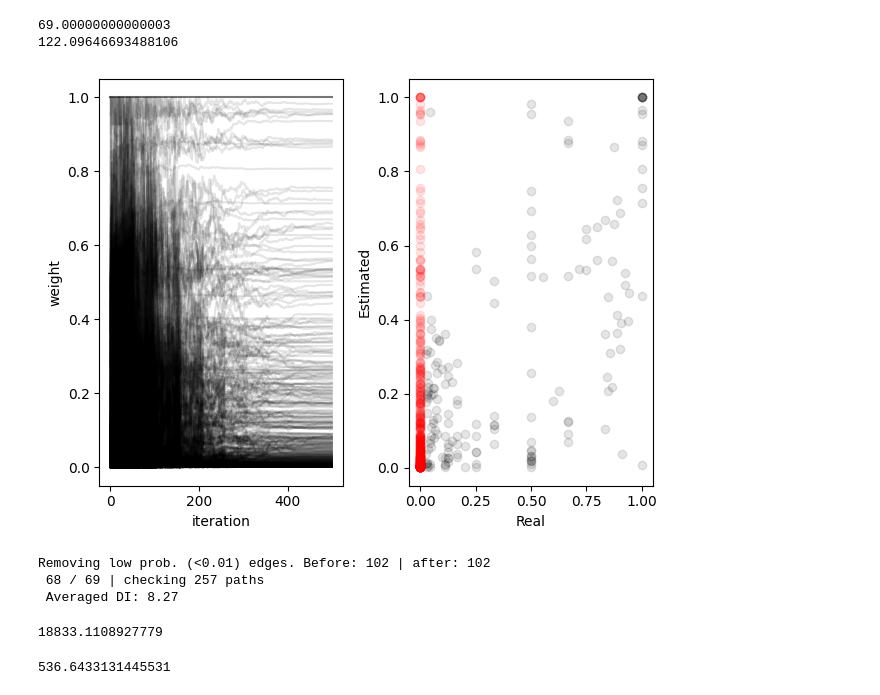
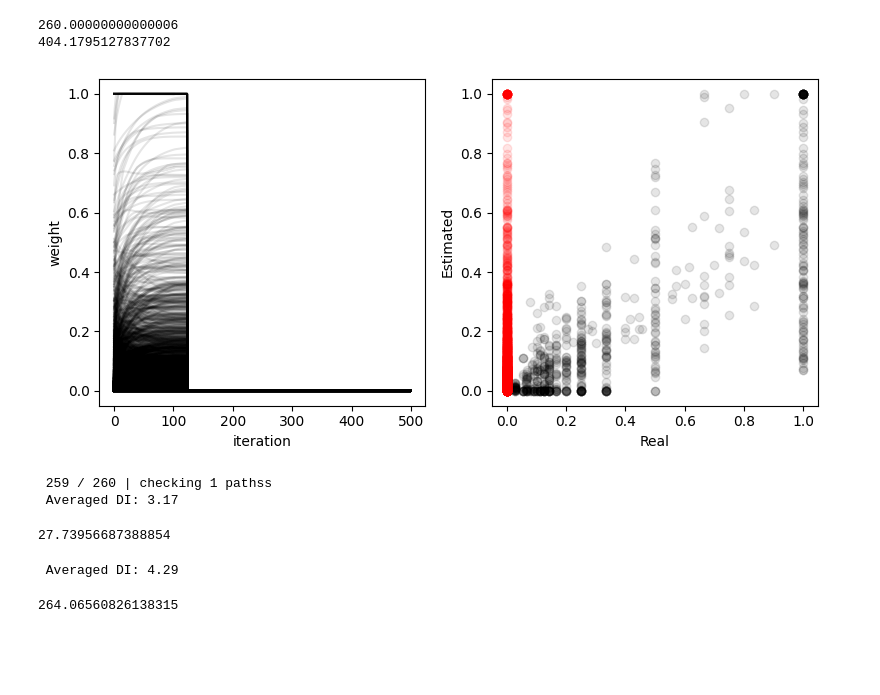
Before and after one commit to ErikHartman/disassembly, a Jupyter notebook: src/weight_estimation.ipynb, the cells around one changed output. Drawn from its saved outputs; the diff is of its cells as text; code cells hidden in the pictures; blank space fills up the shorter version.

```diff
--- a/src/weight_estimation.ipynb
+++ b/src/weight_estimation.ipynb
@@ -9,16 +9,16 @@ enzymes = enzyme_set(
         enzyme({"K": 0.5, "R": 0.5}, "trypsin"),
         enzyme({"V": 0.5, "I": 0.25, "A": 0.15, "T": 0.1}, "elne"),
     ],
-    [1, 0, 0],  # activities
-    [1, 0, 0],  # abundances
+    [1, 1, 1],  # activities
+    [1, 1, 1],  # abundances
 )
 
 
 P, sequence_graph = simulate_proteolysis(
     pr39,
-    n_start=20,
+    n_start=3,
     n_generate=500,
-    endo_or_exo_probability=[0.1, 0.9],
+    endo_or_exo_probability=[0.9, 0.1],
     enzymes=enzymes,
 )
 # %% [output]
@@ -30,10 +30,9 @@ from disassembly.estimate_weights import estimate_weights
 G, kls, generated, weights = estimate_weights(
     P=P,
     meta_enzyme=enzymes.meta_enzyme,
-    exo_mult_factor=10,
-    lr=2,
+    exo_mult_factor=1,
+    lr=1,
     n_iterations=500,
-    N_T=200,
     alpha=0.05,
 )
 
@@ -106,24 +89,24 @@ for node in sequence_graph.nodes():
 print(sum([r for r, _ in real_vs_estimated_weights if str(r) != "nan"]))
 print(sum([e for _, e in real_vs_estimated_weights]))
 # %% [output]
-69.00000000000003
-122.09646693488106
+260.00000000000006
+404.1795127837702
 # %%
-fig, axs = plt.subplots(1, 2)
+fig, axs = plt.subplots(1, 2, figsize=(8,4))
 axs[0].set_ylabel("weight")
 axs[0].plot(weights.T, alpha=0.1, color="black")
 for r, e in real_vs_estimated_weights:
     if str(r) == "nan":
         axs[1].scatter(0, e, color="red", alpha=0.1)
     else:
         axs[1].scatter(r, e, color="black", alpha=0.1)
 axs[1].set_xlabel("Real")
 axs[1].set_ylabel("Estimated")
 axs[0].set_xlabel("iteration")
 plt.tight_layout()
 plt.show()
 # %% [output]
-[figure, old version]
+[figure, new version]
 # %%
 from disassembly.disassembly import get_disassembly_indexes
 from disassembly.disassembly import get_disassembly
@@ -131,20 +114,20 @@ from disassembly.disassembly import get_disassembly
 real_disassembly_indexes = get_disassembly_indexes(sequence_graph)
 get_disassembly(P, real_disassembly_indexes)
 # %% [output]
-Removing low prob. (<0.01) edges. Before: 102 | after: 102
- 68 / 69 | checking 257 paths
- Averaged DI: 8.27
+ 259 / 260 | checking 1 pathss
+ Averaged DI: 3.17
-18833.1108927779
+27.73956687388854
 # %%
 # estimated_disassembly_indexes = get_disassembly_indexes(G, min_weight=0.01)
 # get_disassembly(P, estimated_disassembly_indexes)
 # %%
 from disassembly.disassembly import get_disassembly_indexes_mc
 
-mc_di = get_disassembly_indexes_mc(G, 200000)
+mc_di = get_disassembly_indexes_mc(G, 10000)
 get_disassembly(P, mc_di)
 # %% [output]
-536.6433131445531
+ Averaged DI: 4.29
+264.06560826138315
 # %%
 from scipy.stats import linregress
 import numpy as np
```
Also changed, not shown: parts of 4 cells of this notebook, 8 other files.
